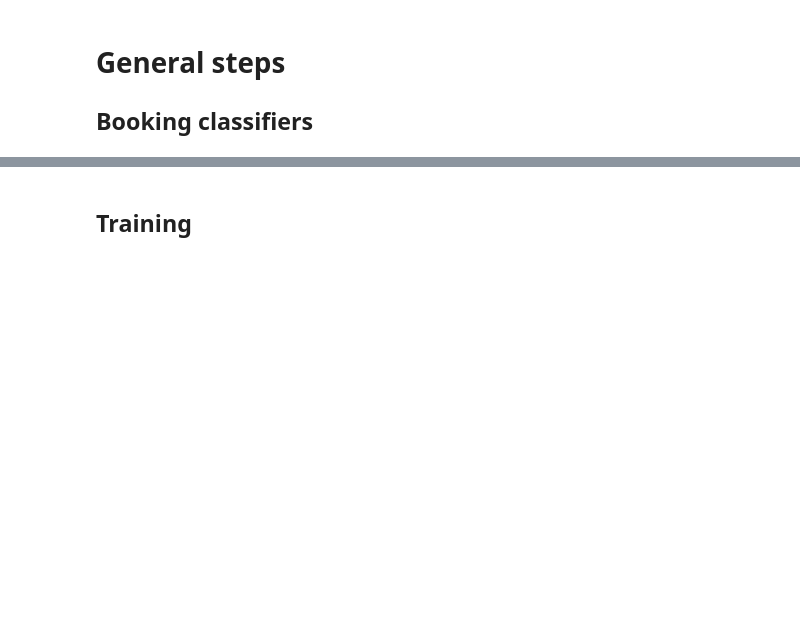
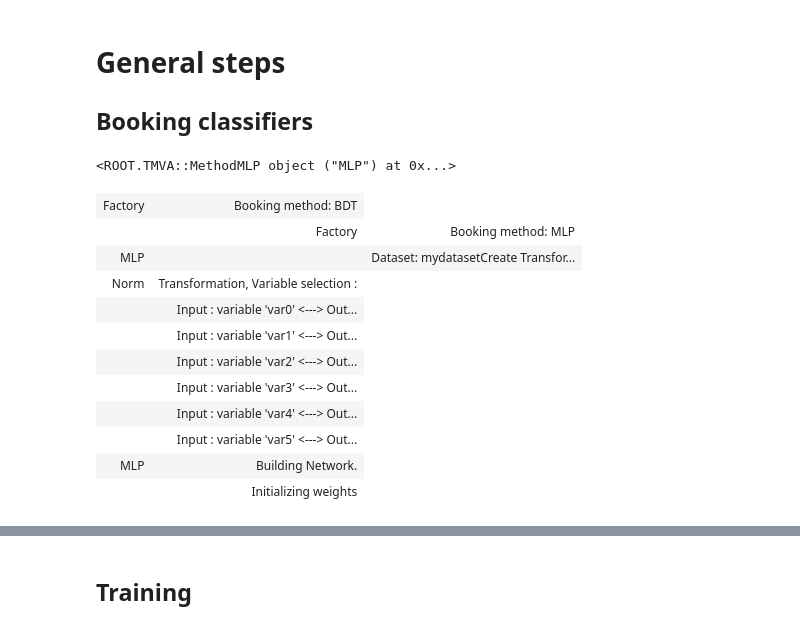
Before and after one commit to qati/GSOC16, a Jupyter notebook: notebooks/ROOTbooks-TMVA-00.ipynb, the cells around one changed output, grey strips where cells are left out. Cells and saved outputs as stored; diff of their text form; code cells hidden in the pictures; blank space fills up the shorter version.

```diff
--- a/notebooks/ROOTbooks-TMVA-00.ipynb
+++ b/notebooks/ROOTbooks-TMVA-00.ipynb
@@ -23,12 +46,11 @@ import JsMVA
 # %% [markdown]
 ## Declare Factory and DataLoader
 # %%
-#outputFile = TFile("files/TMVAOutput.root", "RECREATE")
+outputFile = TFile("files/TMVAOutput.root", "RECREATE")
 inputFile  = TFile("files/mydataset.root")
 
 TMVA.Tools.Instance()
 
-factory = TMVA.Factory("TMVAClassification",
-                       "!V:ROC:!Correlations:!Silent:Color:!DrawProgressBar:AnalysisType=Classification")
+factory = TMVA.Factory("TMVAClassification", outputFile)
 loader = TMVA.DataLoader("mydataset")
 # %% [output]
@@ -110,12 +162,26 @@ loader.DrawCorrelationMatrix("Signal")
 # %%
 # Boosted Decision Trees
 factory.BookMethod(loader,
                    TMVA.Types.kBDT,
                    "BDT",
                    "!V:NTrees=5:MinNodeSize=2.5%:MaxDepth=2:CreateMVAPdfs:BoostType=AdaBoost:AdaBoostBeta=0.5:UseBaggedBoost:BaggedSampleFraction=0.5:SeparationType=GiniIndex:nCuts=20")
 
 # TMVA ANN: MLP Multilayer Perceptrons
 factory.BookMethod(loader,
                    TMVA.Types.kMLP,
                    "MLP",
-                   "!V:NeuronType=tanh:VarTransform=N:NCycles=150:CreateMVAPdfs:HiddenLayers=N+5:TestRate=5:!UseRegulator")
+                   "EpochMonitoring:!V:NeuronType=tanh:VarTransform=N:NCycles=150:CreateMVAPdfs:HiddenLayers=N+5:TestRate=5:!UseRegulator")
+# %% [output]
+<ROOT.TMVA::MethodMLP object ("MLP") at 0x...>
+| Factory | Booking method: BDT |
+|  | Factory | Booking method: MLP |
+| MLP |  | Dataset: mydatasetCreate Transfor... |
+| Norm | Transformation, Variable selection : |
+|  | Input : variable 'var0' <---> Out... |
+|  | Input : variable 'var1' <---> Out... |
+|  | Input : variable 'var2' <---> Out... |
+|  | Input : variable 'var3' <---> Out... |
+|  | Input : variable 'var4' <---> Out... |
+|  | Input : variable 'var5' <---> Out... |
+| MLP | Building Network. |
+|  | Initializing weights |
```
Also changed, not shown: parts of 27 cells of this notebook, 1 other file.
